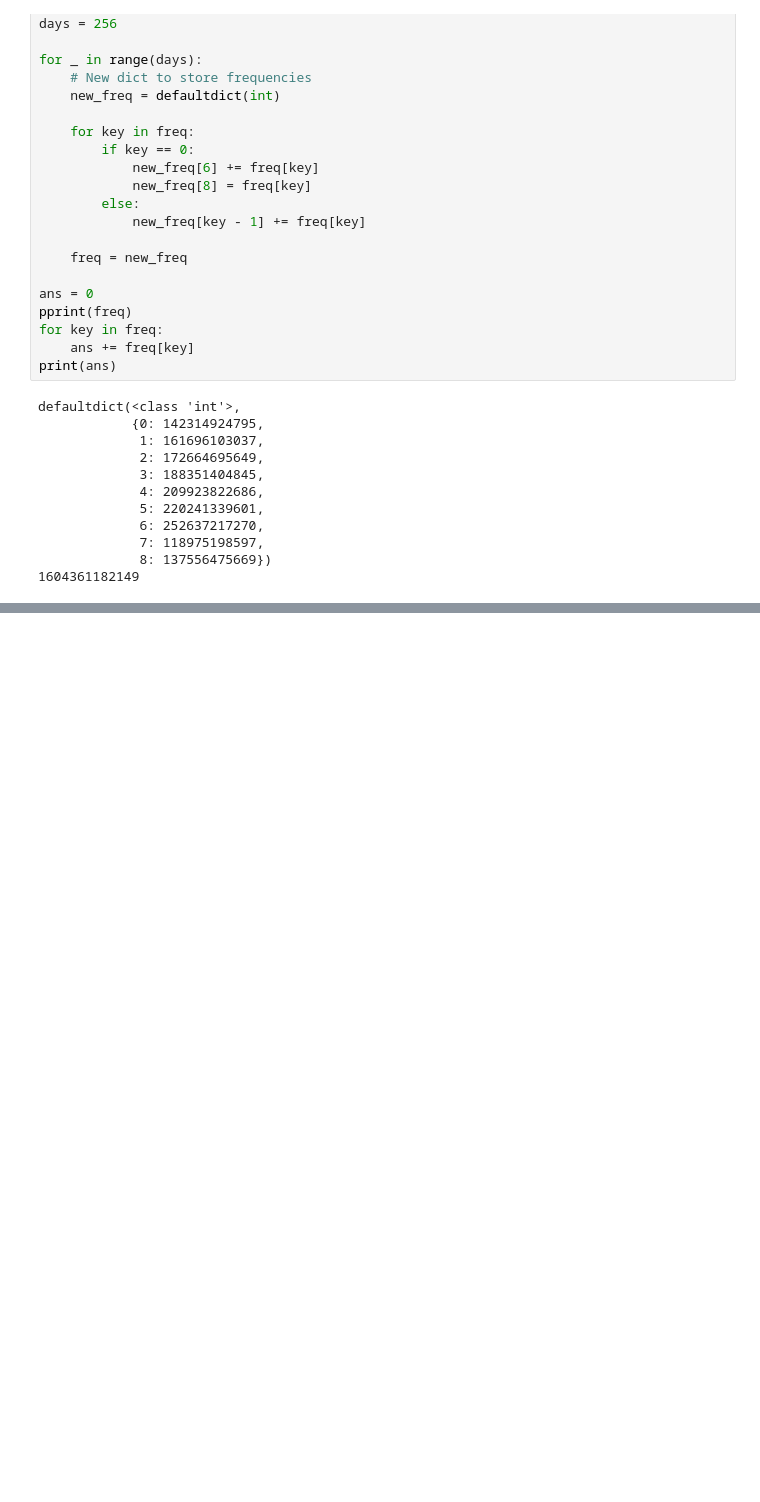
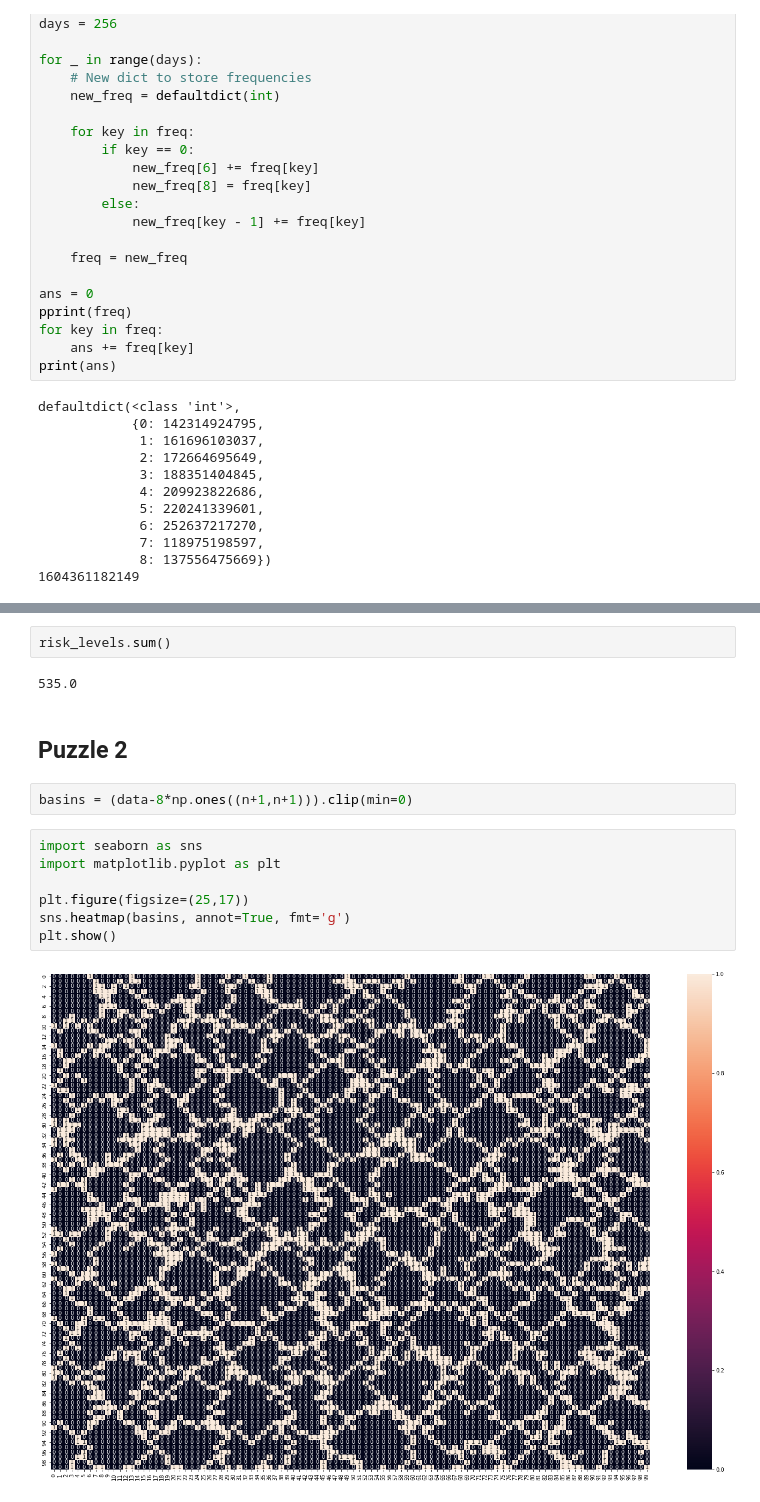
Before and after one commit to Dodalpaga/Advent-of-Code, a Jupyter notebook: Results.ipynb, the cells around one changed output, grey strips where cells are left out. Drawn from its saved outputs; the diff is of its cells as text; blank space fills up the shorter version.

```diff
--- a/Results.ipynb
+++ b/Results.ipynb
@@ -452,0 +814,17 @@ defaultdict(<class 'int'>,
+# %%
+risk_levels.sum()
+# %% [output]
+535.0
+# %% [markdown]
+## Puzzle 2
+# %%
+basins = (data-8*np.ones((n+1,n+1))).clip(min=0)
+# %%
+import seaborn as sns
+import matplotlib.pyplot as plt
+
+plt.figure(figsize=(25,17))
+sns.heatmap(basins, annot=True, fmt='g')
+plt.show()
+# %% [output]
+[figure, added]
```
Also changed, not shown: parts of 43 cells of this notebook, 3 other files.
